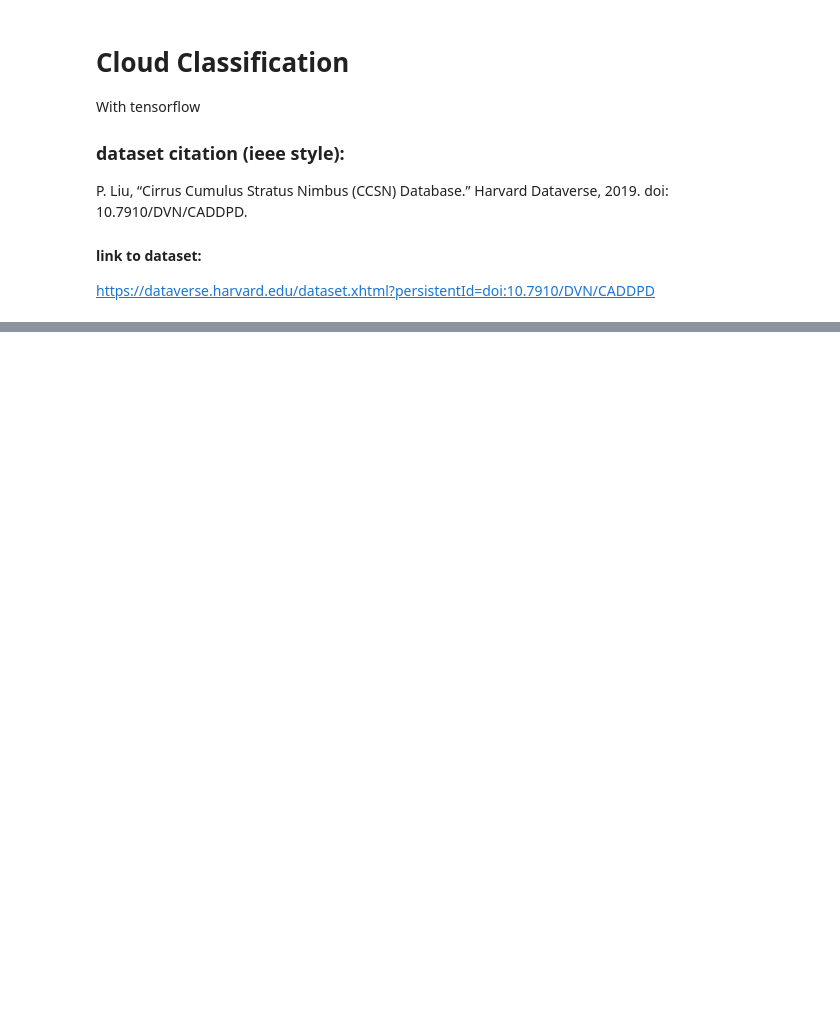
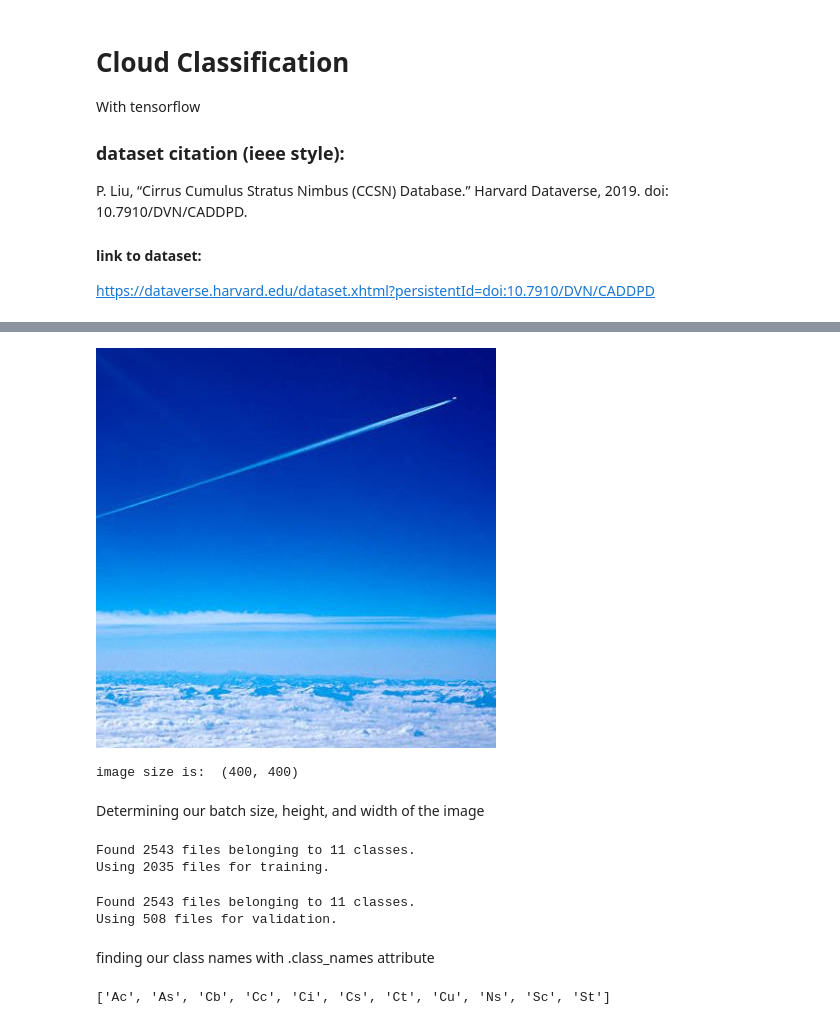
Before and after one commit to meltyblend/Cloud-Class-Proj, a Jupyter notebook: main.ipynb, the cells around one changed output, grey strips where cells are left out. Drawn from its saved outputs; the diff is of its cells as text; code cells hidden in the pictures; blank space fills up the shorter version.

```diff
--- a/main.ipynb
+++ b/main.ipynb
@@ -28,0 +50,9 @@ data_dir = pathlib.Path("dataset/train/CCSN_v2")
+# %%
+img = PIL.Image.open(str(contrail[1]))
+display(img)
+print("image size is: ", img.size)
+# %% [output]
+[figure, added]
+image size is:  (400, 400)
+# %% [markdown]
+Determining our batch size, height, and width of the image
@@ -28,0 +63,29 @@ data_dir = pathlib.Path("dataset/train/CCSN_v2")
+# %%
+train_ds = tf.keras.utils.image_dataset_from_directory(
+  data_dir,
+  validation_split=0.2,
+  subset="training",
+  seed=123,
+  image_size=(img_height, img_width),
+  batch_size=batch_size)
+# %% [output]
+Found 2543 files belonging to 11 classes.
+Using 2035 files for training.
+# %%
+val_ds = tf.keras.utils.image_dataset_from_directory(
+  data_dir,
+  validation_split=0.2,
+  subset="validation",
+  seed=123,
+  image_size=(img_height, img_width),
+  batch_size=batch_size)
+# %% [output]
+Found 2543 files belonging to 11 classes.
+Using 508 files for validation.
+# %% [markdown]
+finding our class names with .class_names attribute
+# %%
+class_names = train_ds.class_names
+print(class_names)
+# %% [output]
+['Ac', 'As', 'Cb', 'Cc', 'Ci', 'Cs', 'Ct', 'Cu', 'Ns', 'Sc', 'St']
```
Also changed, not shown: parts of 8 cells of this notebook, 1 other file.
